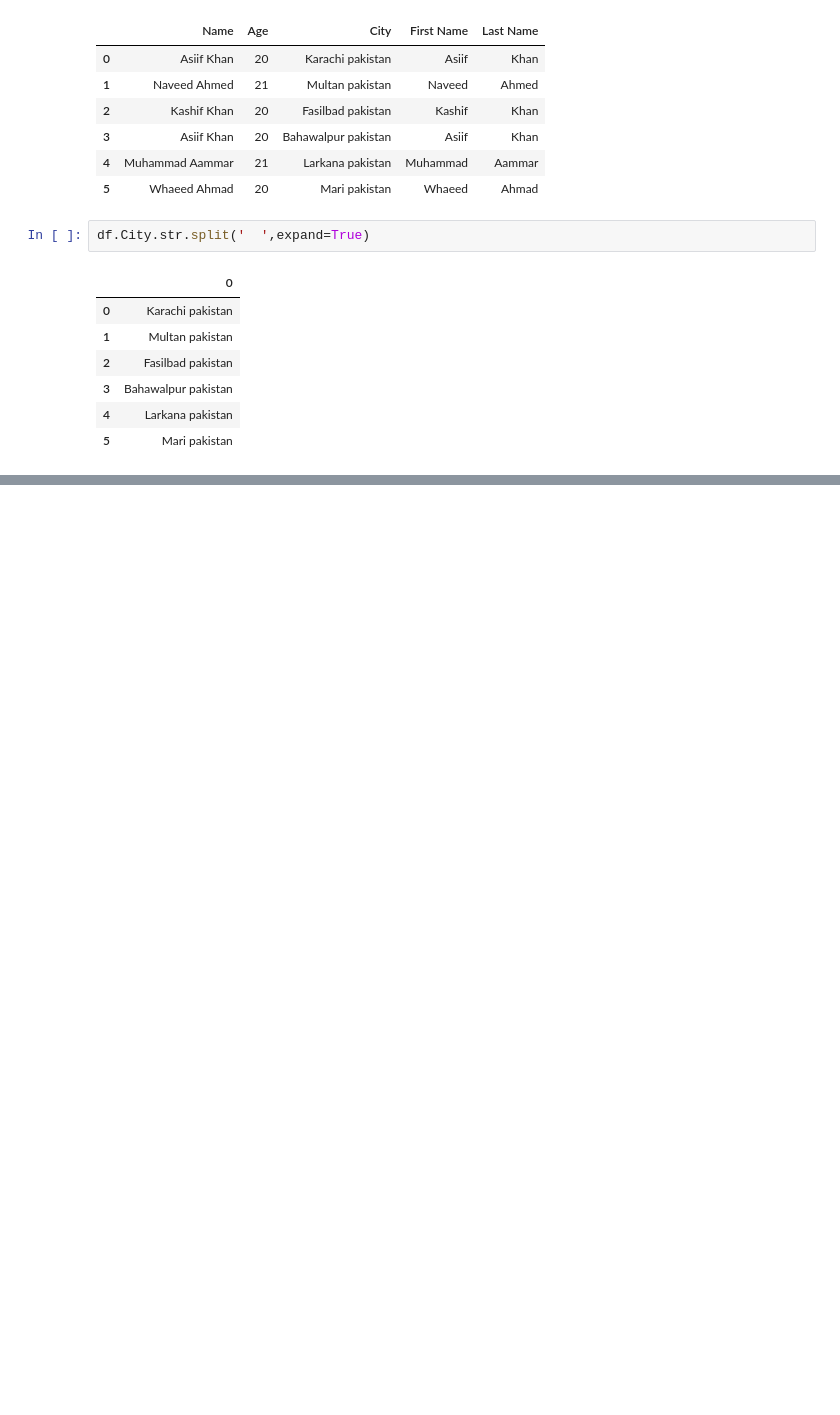
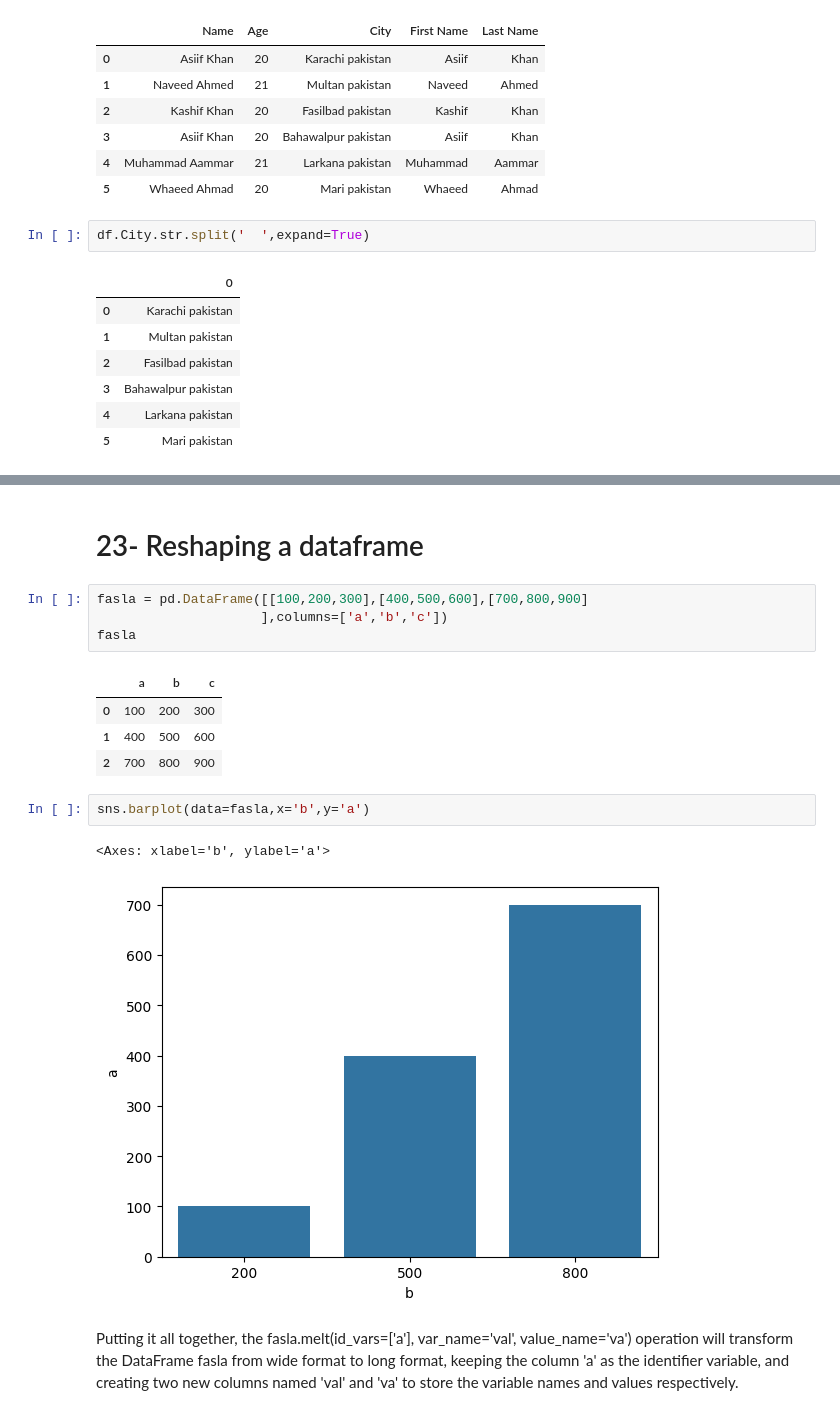
Before and after one commit to Danish12365/AI-and-Data-Science-6-Months, a Jupyter notebook: day_8/Pandas_tips_and_tricks_1.ipynb, the cells around one changed output, grey strips where cells are left out. Saved outputs shown, nothing was run; the diff lists cells and outputs as text; blank space fills up the shorter version.

```diff
--- a/day_8/Pandas_tips_and_tricks_1.ipynb
+++ b/day_8/Pandas_tips_and_tricks_1.ipynb
@@ -702,0 +1015,18 @@ ValueError: Columns must be same length as key
+# %% [markdown]
+# 23- Reshaping a dataframe
+# %%
+fasla = pd.DataFrame([[100,200,300],[400,500,600],[700,800,900]
+                     ],columns=['a','b','c'])
+fasla
+# %% [output]
+|  | a | b | c |
+| 0 | 100 | 200 | 300 |
+| 1 | 400 | 500 | 600 |
+| 2 | 700 | 800 | 900 |
+# %%
+sns.barplot(data=fasla,x='b',y='a')
+# %% [output]
+<Axes: xlabel='b', ylabel='a'>
+[figure, added]
+# %% [markdown]
+Putting it all together, the fasla.melt(id_vars=['a'], var_name='val', value_name='va') operation will transform the DataFrame fasla from wide format to long format, keeping the column 'a' as the identifier variable, and creating two new columns named 'val' and 'va' to store the variable names and values respectively.
```
Also changed, not shown: parts of 40 cells of this notebook, 10 other files.
